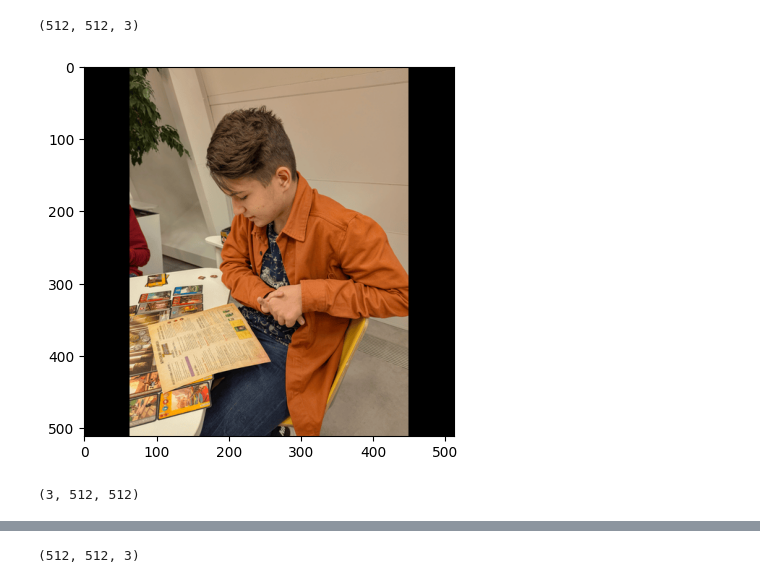
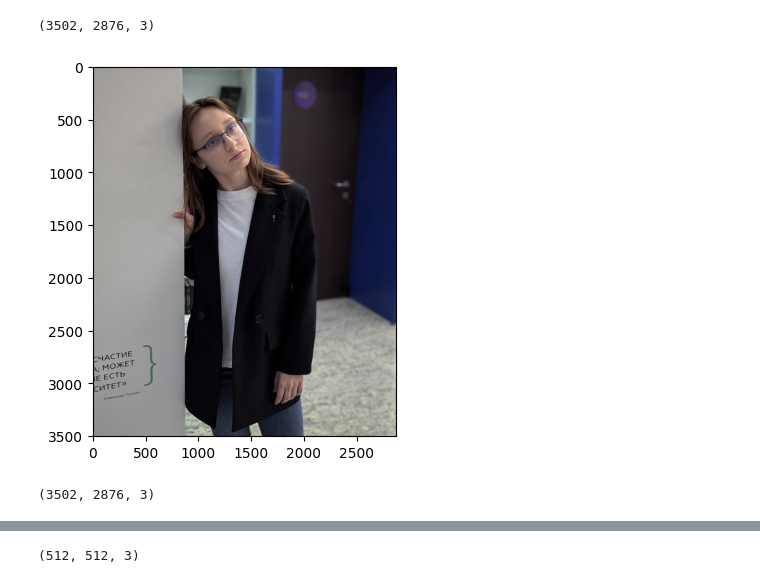
Before and after one commit to sirius-december/AnimeGAN, a Jupyter notebook: AnimeGAN/telegram/datasphere/example.ipynb, the cells around one changed output, grey strips where cells are left out. Cells and saved outputs as stored; diff of their text form; code cells hidden in the pictures.

```diff
--- a/AnimeGAN/telegram/datasphere/example.ipynb
+++ b/AnimeGAN/telegram/datasphere/example.ipynb
@@ -7,13 +7,12 @@ from telegram.datasphere.Model import Model
 # %%
 img = cv2.imread('img.png')
 print (img.shape)
 img = cv2.cvtColor(img, cv2.COLOR_BGR2RGB)
 plt.imshow(img)
 plt.show()
-img1 = np.moveaxis(img, (0, 1, 2), (1, 2, 0))
 
-print(img1.shape)
+print(img.shape)
 # %% [output]
-(512, 512, 3)
+(3502, 2876, 3)
-[figure, old version]
+[figure, new version]
-(3, 512, 512)
+(3502, 2876, 3)
```
Also changed, not shown: parts of 5 cells of this notebook, 1 other file.
